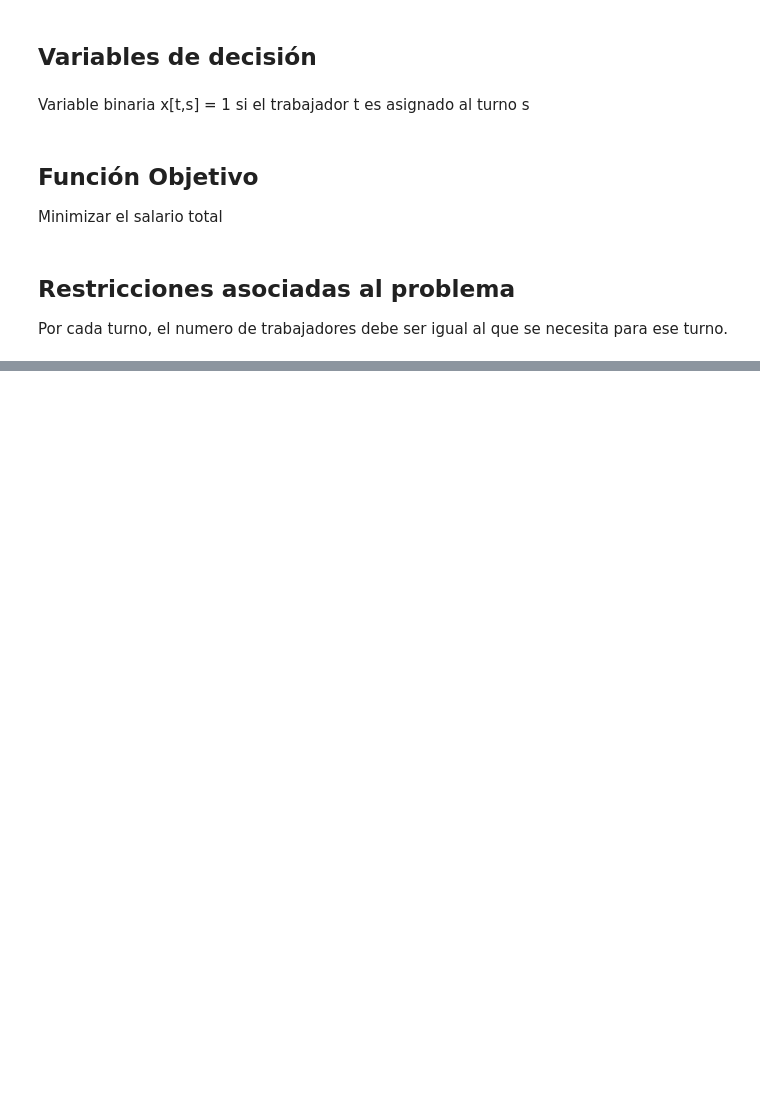
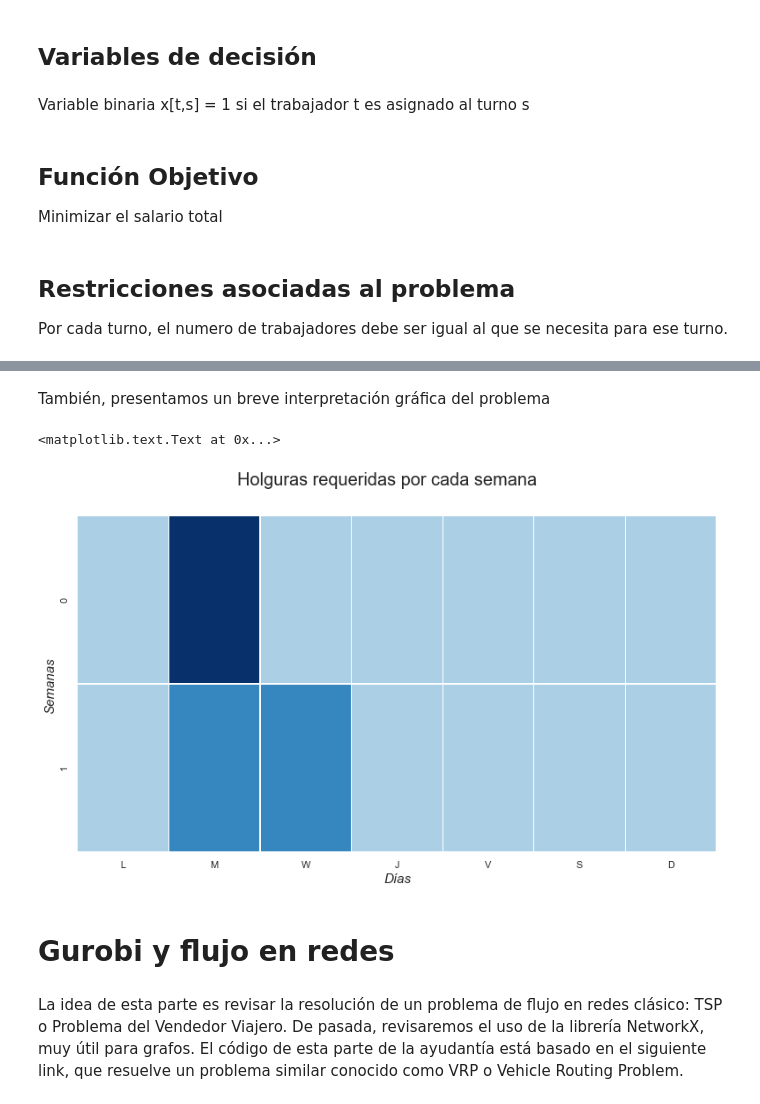
Before and after one commit to felipecr00/ICS2122-Taller-IO, a Jupyter notebook: AY03/ayudantia gurobi.ipynb, the cells around one changed output, grey strips where cells are left out. Cells and saved outputs as stored; diff of their text form; code cells hidden in the pictures; blank space fills up the shorter version.

```diff
--- a/AY03/ayudantia gurobi.ipynb
+++ b/AY03/ayudantia gurobi.ipynb
@@ -227,0 +335,34 @@ orignumvars
+# %% [markdown]
+También, presentamos un breve interpretación gráfica del problema
+# %%
+import pandas as pd
+
+holguras = m.getVars()[orignumvars:]
+data = {
+    "dias":[s[:3] for s in turnos],
+    "semanas": [1+i/7 for i in range(len(turnos))],
+    "holguras": [v.X for v in holguras if v.VarName.startswith("ArtP")]
+}
+n = int(len(data["holguras"])/semanas)
+
+final = [data["holguras"][i * n:(i + 1) * n] for i in range((len(data["holguras"]) + n - 1)// n )]
+
+df = pd.DataFrame(final,columns = ["L","M","W","J","V","S","D"])
+# %%
+%matplotlib inline
+import seaborn as sns; sns.set()
+from matplotlib import pyplot as plt
+
+plt.figure(figsize=(13, 7))
+
+plt.suptitle('Holguras requeridas por cada semana', size=20)
+ax = sns.heatmap(df, fmt=".lf",linewidths=.25, square = False, cmap = "Blues",center = 0.5, cbar=False)
+ax.set_xlabel("Días", style='italic', size=15)
+ax.set_ylabel("Semanas", style='italic', size=15)
+# %% [output]
+<matplotlib.text.Text at 0x...>
+[figure, added]
+# %% [markdown]
+# Gurobi y flujo en redes
+# %% [markdown]
+La idea de esta parte es revisar la resolución de un problema de flujo en redes clásico: TSP o Problema del Vendedor Viajero. De pasada, revisaremos el uso de la librería NetworkX, muy útil para grafos. El código de esta parte de la ayudantía está basado en el siguiente link, que resuelve un problema similar conocido como VRP o Vehicle Routing Problem.
```
Also changed, not shown: parts of 49 cells of this notebook, 4 other files.
